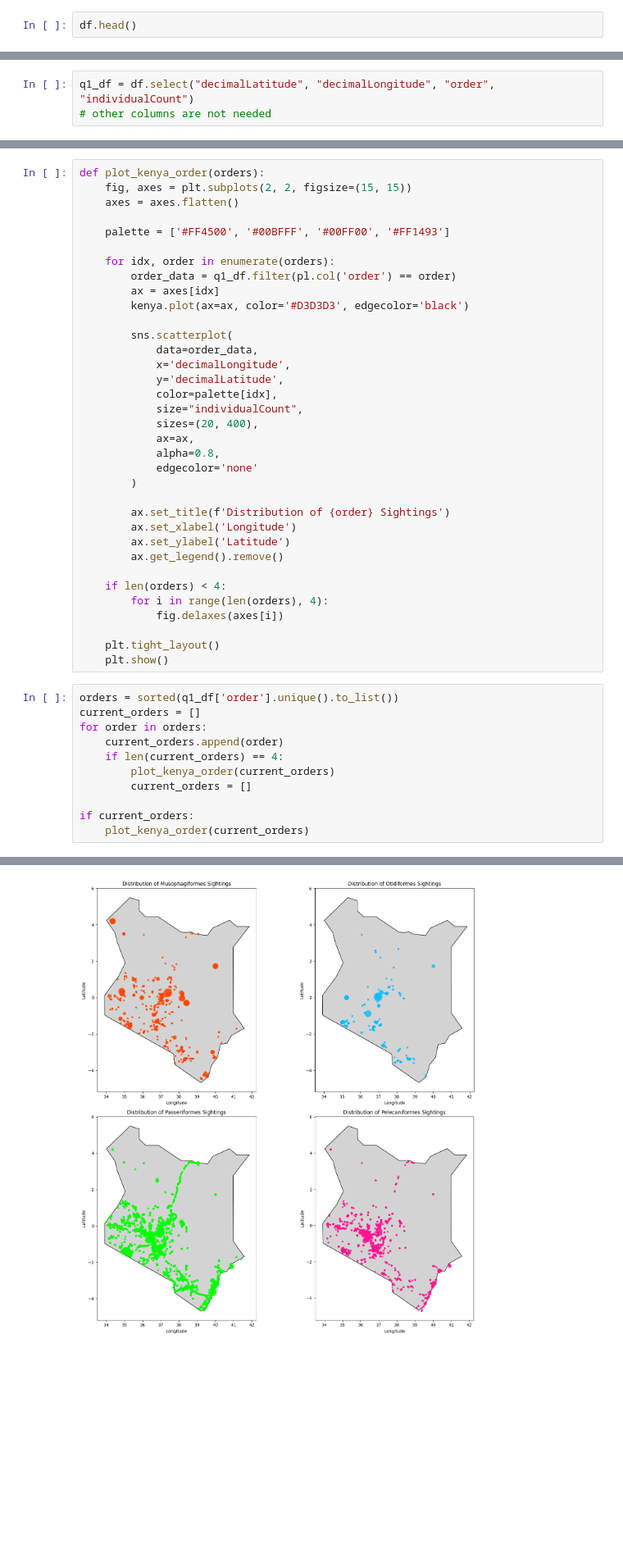
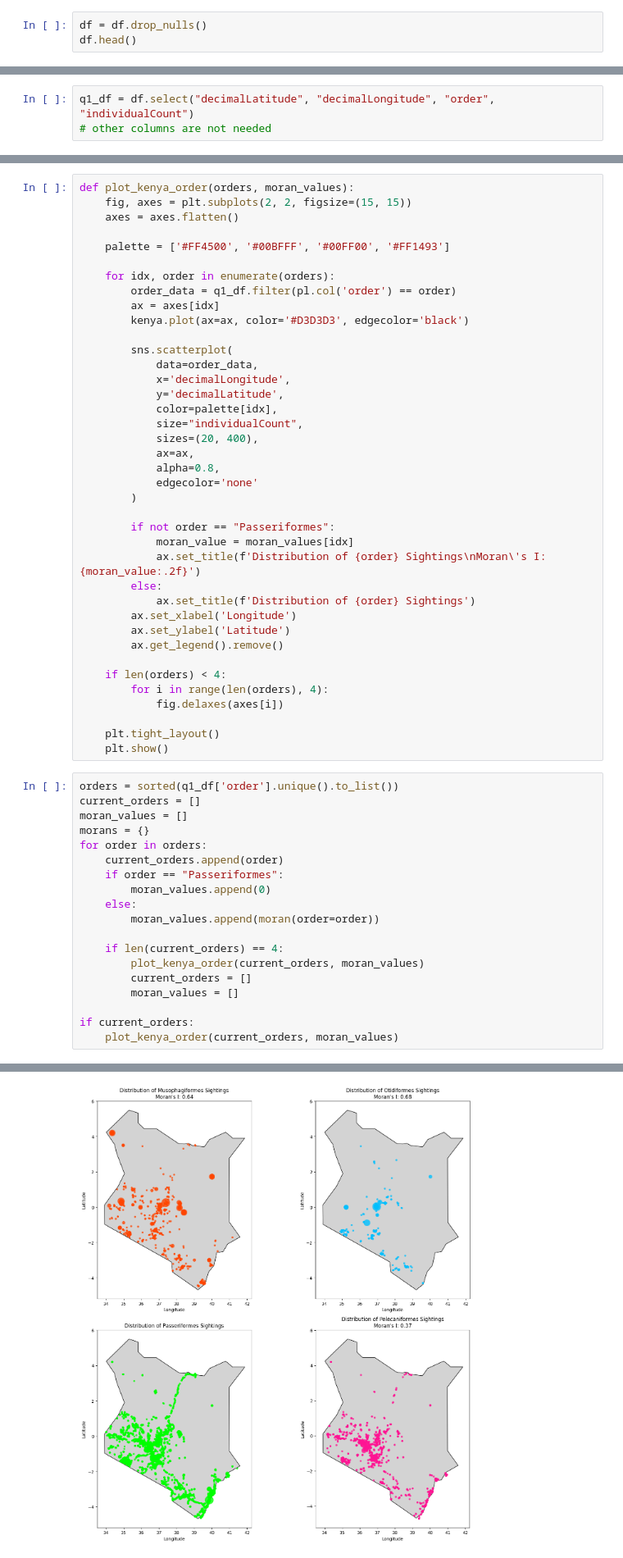
Before and after one commit to oliveira-da-silva-patrick/Workshop1-Project2, a Jupyter notebook: patrick.ipynb, the cells around one changed output, grey strips where cells are left out. Shown at 82% size. Saved outputs shown, nothing was run; the diff lists cells and outputs as text; blank space fills up the shorter version.

Commit message:
added moran

```diff
--- a/patrick.ipynb
+++ b/patrick.ipynb
@@ -25,6 +27,7 @@ shape: (9, 20)
 | "75%" | null | null | null | null | null | 1.0 | ... |
 | "max" | "ffffc424-17f5-467d-b736-928d37… | "Nature Kenya" | "HumanObservation" | "ffffc424-17f5-467d-b736-928d37… | "Vulnerable (VU)" | 7000.0 | ... |
 # %%
+df = df.drop_nulls()
 df.head()
 # %% [output]
 shape: (5, 19)
@@ -119,5 +148,5 @@ q1_df = df.select("decimalLatitude", "decimalLongitude", "order", "individualCou
 # %%
-def plot_kenya_order(orders):
+def plot_kenya_order(orders, moran_values):
     fig, axes = plt.subplots(2, 2, figsize=(15, 15))
     axes = axes.flatten()
 
@@ -140,7 +169,11 @@ def plot_kenya_order(orders):
             edgecolor='none'
         )
 
-        ax.set_title(f'Distribution of {order} Sightings')
+        if not order == "Passeriformes":
+            moran_value = moran_values[idx]
+            ax.set_title(f'Distribution of {order} Sightings\nMoran\'s I: {moran_value:.2f}')
+        else:
+            ax.set_title(f'Distribution of {order} Sightings')
         ax.set_xlabel('Longitude')
         ax.set_ylabel('Latitude')
         ax.get_legend().remove()
@@ -154,12 +187,20 @@ def plot_kenya_order(orders):
 # %%
 orders = sorted(q1_df['order'].unique().to_list())
 current_orders = []
+moran_values = []
+morans = {}
 for order in orders:
     current_orders.append(order)
+    if order == "Passeriformes":
+        moran_values.append(0)
+    else:
+        moran_values.append(moran(order=order))
+
     if len(current_orders) == 4:
-        plot_kenya_order(current_orders)
+        plot_kenya_order(current_orders, moran_values)
         current_orders = []
+        moran_values = []
 
 if current_orders:
-    plot_kenya_order(current_orders)
+    plot_kenya_order(current_orders, moran_values)
 # %% [output]
@@ -170 +211 @@ if current_orders:
-[figure, old version]
+[figure, new version]
```
Also changed, not shown: parts of 8 cells of this notebook, 8 other files.
